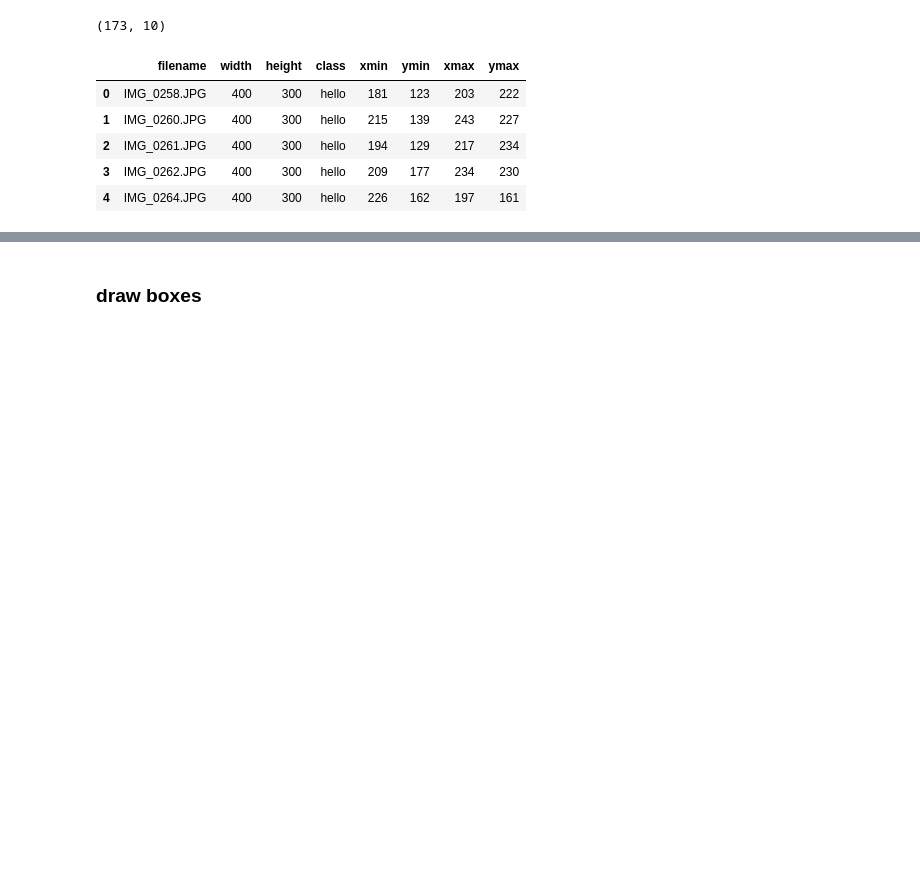
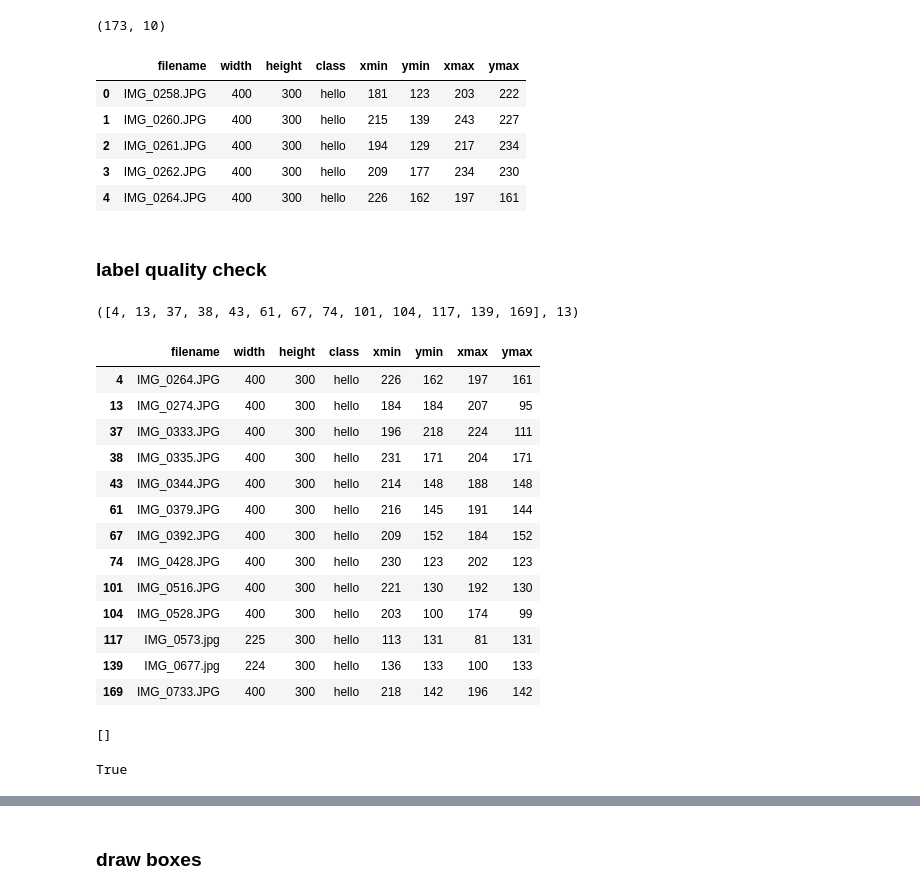
Before and after one commit to yueying-teng/hello_text_detection, a Jupyter notebook: process_labelbox_csv.ipynb, the cells around one changed output, grey strips where cells are left out. Saved outputs shown, nothing was run; the diff lists cells and outputs as text; code cells hidden in the pictures; blank space fills up the shorter version.

Commit message:
use img with wrong bounding box as testing img

```diff
--- a/process_labelbox_csv.ipynb
+++ b/process_labelbox_csv.ipynb
@@ -58,7 +58,7 @@ for i in range(len(img_path)):
 df = pd.read_csv('./data/labelbox_resized_hello.csv')
 
 # fill in the external id column
-df['id'] =  sorted(os.listdir(img_dir))[1:]
+df['id'] =  sorted(os.listdir(img_dir))
 
 df.rename(columns = {'Label': 'label'}, inplace = True)
 
@@ -131,5 +131,6 @@ out.to_csv('./data/hello_label.csv', index = None)
 # %%
-df2 = pd.read_csv('./data/hello_label.csv')
+# this csv contains picutres with incorrect bounding boxes.
+df2 = pd.read_csv('./data/hello_label_wrong.csv')
 
 df2.head()
 # %% [output]
@@ -139,3 +140,36 @@ df2.head()
 | 2 | IMG_0261.JPG | 400 | 300 | hello | 194 | 129 | 217 | 234 |
 | 3 | IMG_0262.JPG | 400 | 300 | hello | 209 | 177 | 234 | 230 |
 | 4 | IMG_0264.JPG | 400 | 300 | hello | 226 | 162 | 197 | 161 |
+# %% [markdown]
+### label quality check
+# %%
+# make sure xmin has to be smaller than xmax
+wrong = []
+for i in range(df2.shape[0]):
+    if df2.iloc[i]['xmin'] > df2.iloc[i]['xmax']:
+        wrong.append(i)
+    elif df2.iloc[i]['ymin'] > df2.iloc[i]['ymax']:
+        wrong.append(i)
+# %%
+wrong, len(wrong)
+# %% [output]
+([4, 13, 37, 38, 43, 61, 67, 74, 101, 104, 117, 139, 169], 13)
+# %%
+# print the wrong image names - these images will not be used in training but can be used in testig
+
+df2.iloc[wrong, :]
+# %% [output]
+|  | filename | width | height | class | xmin | ymin | xmax | ymax |
+| 4 | IMG_0264.JPG | 400 | 300 | hello | 226 | 162 | 197 | 161 |
+| 13 | IMG_0274.JPG | 400 | 300 | hello | 184 | 184 | 207 | 95 |
+| 37 | IMG_0333.JPG | 400 | 300 | hello | 196 | 218 | 224 | 111 |
+| 38 | IMG_0335.JPG | 400 | 300 | hello | 231 | 171 | 204 | 171 |
+| 43 | IMG_0344.JPG | 400 | 300 | hello | 214 | 148 | 188 | 148 |
+| 61 | IMG_0379.JPG | 400 | 300 | hello | 216 | 145 | 191 | 144 |
+| 67 | IMG_0392.JPG | 400 | 300 | hello | 209 | 152 | 184 | 152 |
+| 74 | IMG_0428.JPG | 400 | 300 | hello | 230 | 123 | 202 | 123 |
+| 101 | IMG_0516.JPG | 400 | 300 | hello | 221 | 130 | 192 | 130 |
+| 104 | IMG_0528.JPG | 400 | 300 | hello | 203 | 100 | 174 | 99 |
+| 117 | IMG_0573.jpg | 225 | 300 | hello | 113 | 131 | 81 | 131 |
+| 139 | IMG_0677.jpg | 224 | 300 | hello | 136 | 133 | 100 | 133 |
+| 169 | IMG_0733.JPG | 400 | 300 | hello | 218 | 142 | 196 | 142 |
@@ -141,0 +188,4 @@ df2.head()
+# %%
+out
+# %% [output]
+[]
@@ -141,0 +201,4 @@ df2.head()
+# %%
+negative == wrong
+# %% [output]
+True
```
Also changed, not shown: parts of 10 cells of this notebook.
